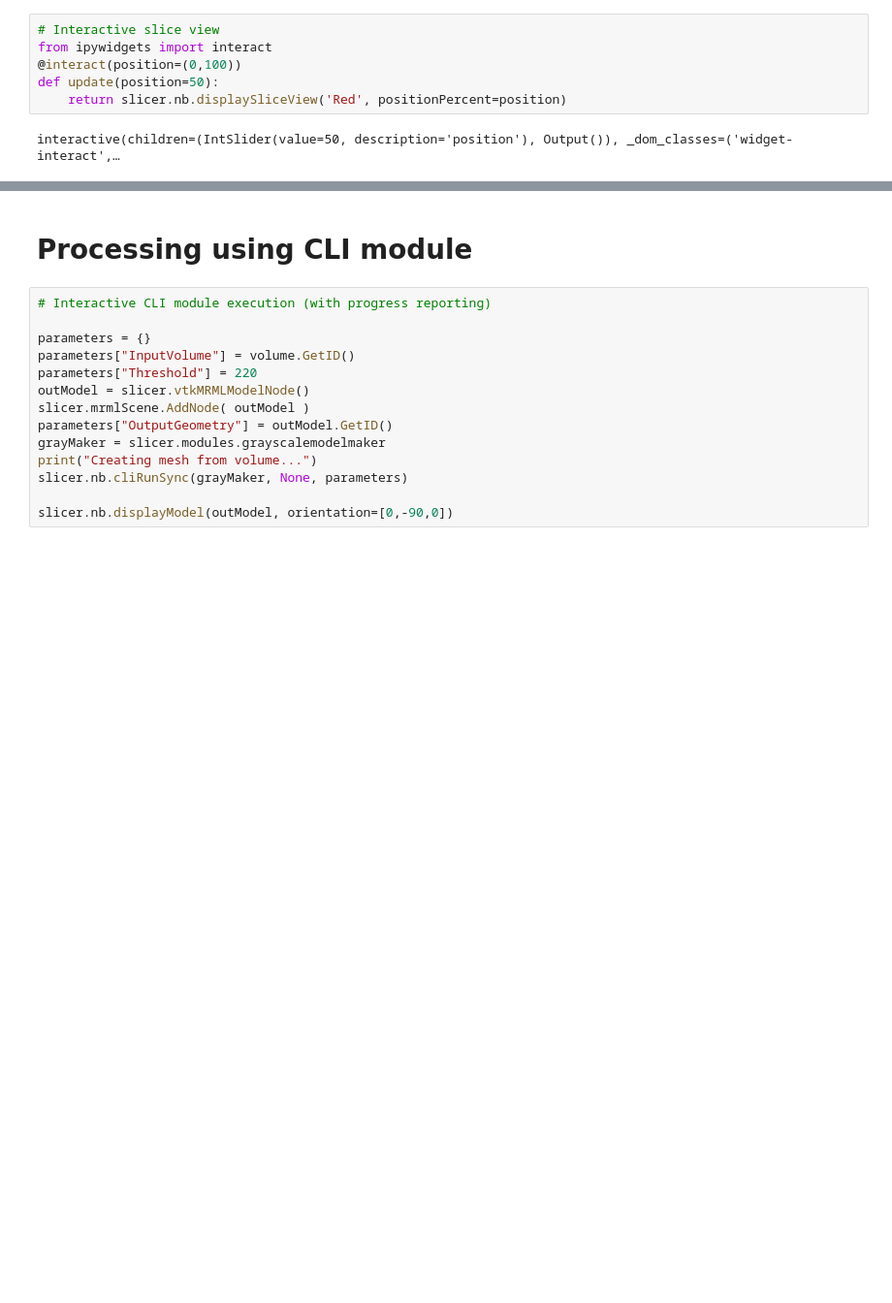
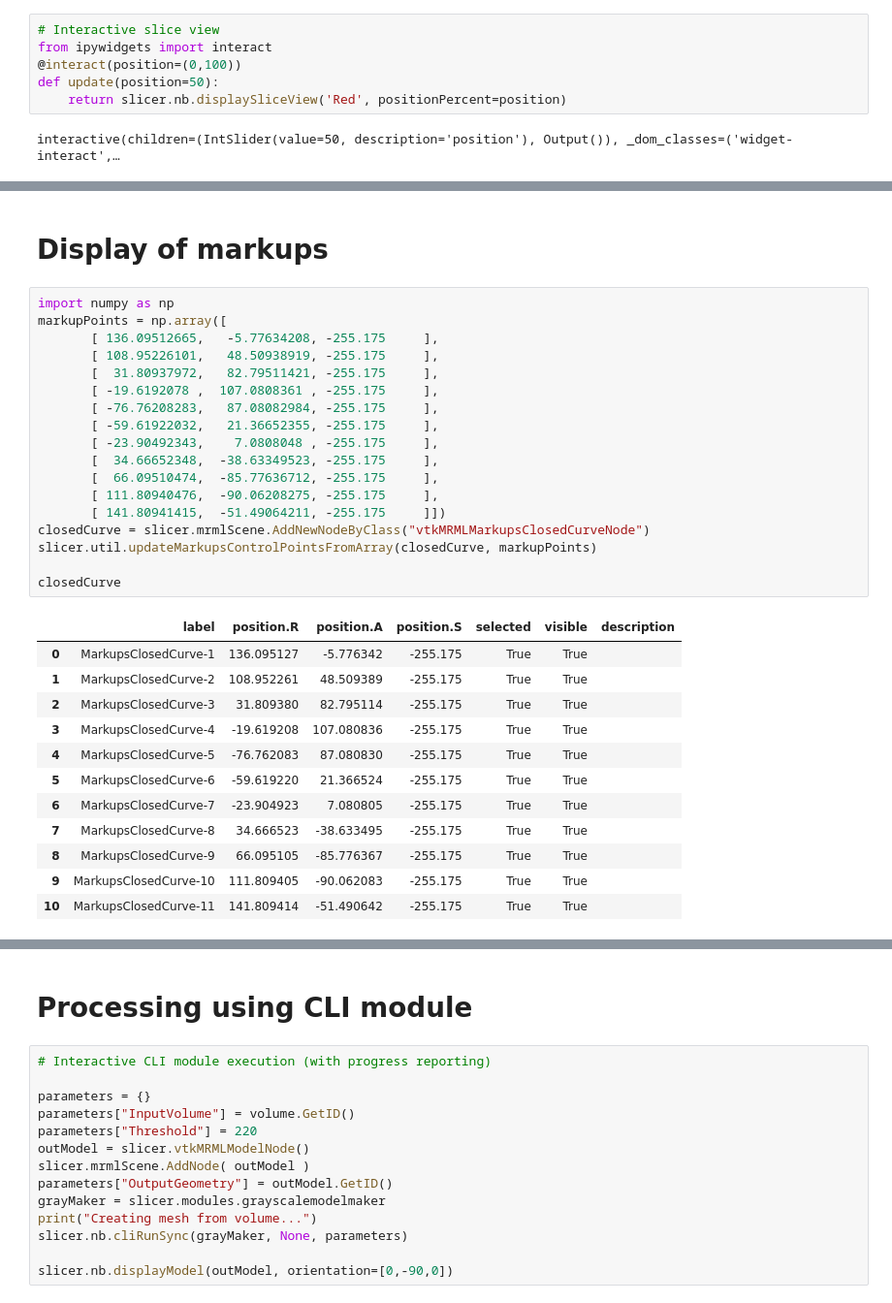
Before and after one commit to Slicer/SlicerNotebooks, a Jupyter notebook: 03_Interactive_Widgets.ipynb, the cells around one changed output, grey strips where cells are left out. Shown at 97% size. Cells and saved outputs as stored; diff of their text form; blank space fills up the shorter version.

```diff
--- a/03_Interactive_Widgets.ipynb
+++ b/03_Interactive_Widgets.ipynb
@@ -143,0 +154,33 @@ interactive(children=(FloatSlider(value=0.0, description='roll', max=90.0, min=-
+# %% [markdown]
+# Display of markups
+# %%
+import numpy as np
+markupPoints = np.array([
+       [ 136.09512665,   -5.77634208, -255.175     ],
+       [ 108.95226101,   48.50938919, -255.175     ],
+       [  31.80937972,   82.79511421, -255.175     ],
+       [ -19.6192078 ,  107.0808361 , -255.175     ],
+       [ -76.76208283,   87.08082984, -255.175     ],
+       [ -59.61922032,   21.36652355, -255.175     ],
+       [ -23.90492343,    7.0808048 , -255.175     ],
+       [  34.66652348,  -38.63349523, -255.175     ],
+       [  66.09510474,  -85.77636712, -255.175     ],
+       [ 111.80940476,  -90.06208275, -255.175     ],
+       [ 141.80941415,  -51.49064211, -255.175     ]])
+closedCurve = slicer.mrmlScene.AddNewNodeByClass("vtkMRMLMarkupsClosedCurveNode")
+slicer.util.updateMarkupsControlPointsFromArray(closedCurve, markupPoints)
+
+closedCurve
+# %% [output]
+|  | label | position.R | position.A | position.S | selected | visible | description |
+| 0 | MarkupsClosedCurve-1 | 136.095127 | -5.776342 | -255.175 | True | True |  |
+| 1 | MarkupsClosedCurve-2 | 108.952261 | 48.509389 | -255.175 | True | True |  |
+| 2 | MarkupsClosedCurve-3 | 31.809380 | 82.795114 | -255.175 | True | True |  |
+| 3 | MarkupsClosedCurve-4 | -19.619208 | 107.080836 | -255.175 | True | True |  |
+| 4 | MarkupsClosedCurve-5 | -76.762083 | 87.080830 | -255.175 | True | True |  |
+| 5 | MarkupsClosedCurve-6 | -59.619220 | 21.366524 | -255.175 | True | True |  |
+| 6 | MarkupsClosedCurve-7 | -23.904923 | 7.080805 | -255.175 | True | True |  |
+| 7 | MarkupsClosedCurve-8 | 34.666523 | -38.633495 | -255.175 | True | True |  |
+| 8 | MarkupsClosedCurve-9 | 66.095105 | -85.776367 | -255.175 | True | True |  |
+| 9 | MarkupsClosedCurve-10 | 111.809405 | -90.062083 | -255.175 | True | True |  |
+| 10 | MarkupsClosedCurve-11 | 141.809414 | -51.490642 | -255.175 | True | True |  |
```
Also changed, not shown: parts of 31 cells of this notebook.
